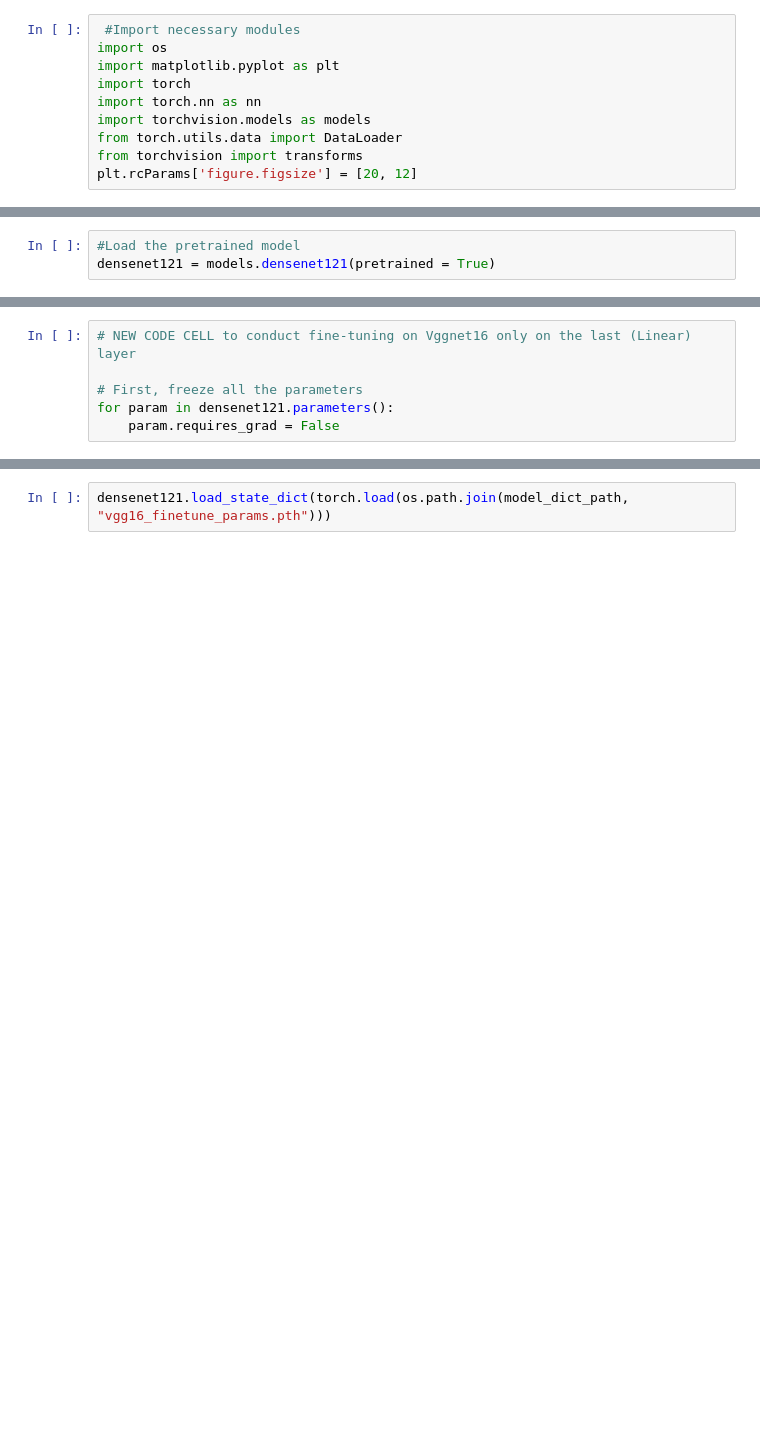
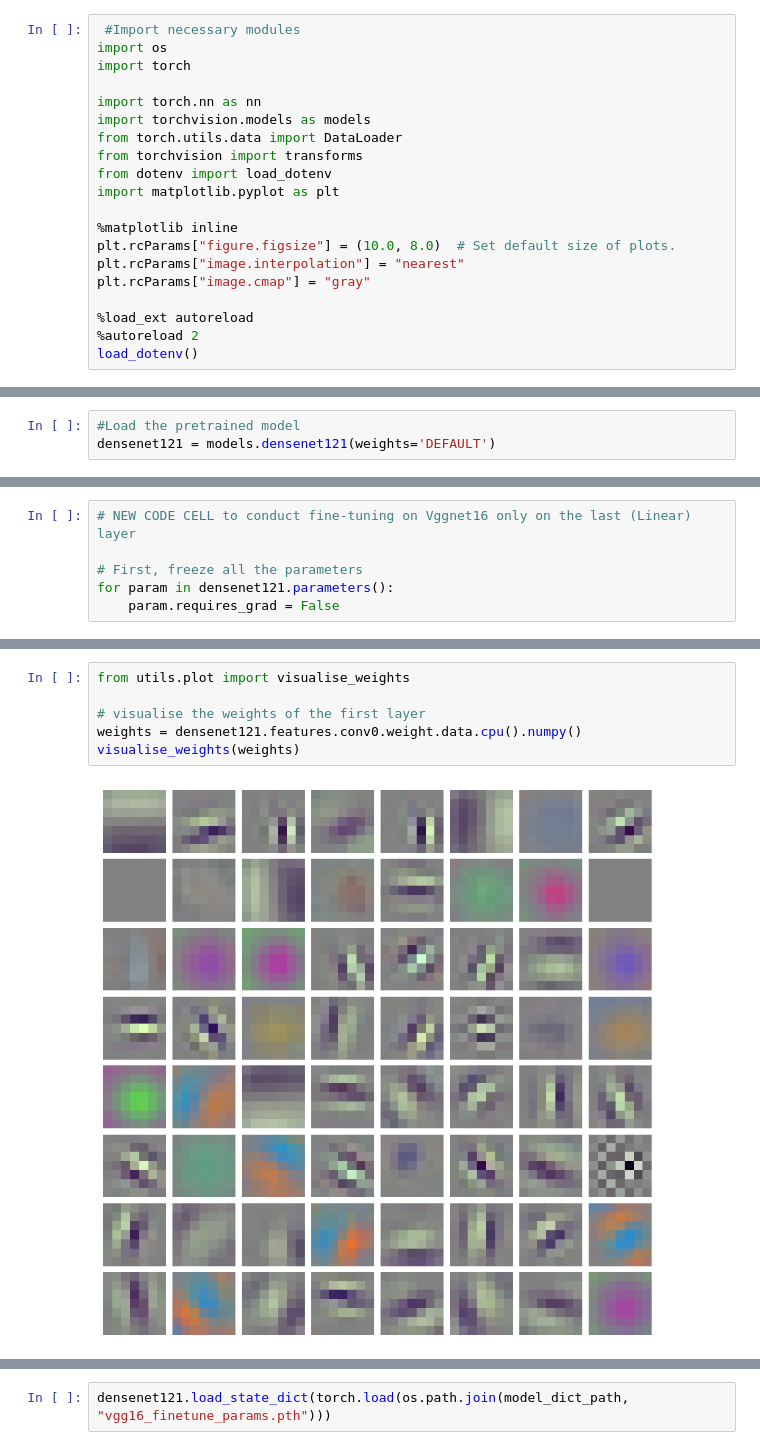
Before and after one commit to juanpajedrez/CS231N-Final-Proj, a Jupyter notebook: notebooks/densenet_121_preloaded.ipynb, the cells around one changed output, grey strips where cells are left out. Saved outputs shown, nothing was run; the diff lists cells and outputs as text; blank space fills up the shorter version.

Commit message:
First iteration of model training

```diff
--- a/notebooks/densenet_121_preloaded.ipynb
+++ b/notebooks/densenet_121_preloaded.ipynb
@@ -6,10 +6,20 @@ the layer features before the last classification layer.
 # %%
  #Import necessary modules
 import os
-import matplotlib.pyplot as plt
 import torch
+
 import torch.nn as nn
 import torchvision.models as models
 from torch.utils.data import DataLoader
 from torchvision import transforms
-plt.rcParams['figure.figsize'] = [20, 12]
+from dotenv import load_dotenv
+import matplotlib.pyplot as plt
+
+%matplotlib inline
+plt.rcParams["figure.figsize"] = (10.0, 8.0)  # Set default size of plots.
+plt.rcParams["image.interpolation"] = "nearest"
+plt.rcParams["image.cmap"] = "gray"
+
+%load_ext autoreload
+%autoreload 2
+load_dotenv()
@@ -131,7 +165,7 @@ It can iterate through all batches
 Check if you have GPU Envidia! Else, use the cpu
 # %%
 #Load the pretrained model
-densenet121 = models.densenet121(pretrained = True)
+densenet121 = models.densenet121(weights='DEFAULT')
 # %% [markdown]
 ### See the densenet121.features architecture and get the parameter shapes
 # %%
@@ -183,2 +215,10 @@ print(num_features)
 1024
+# %%
+from utils.plot import visualise_weights
+
+# visualise the weights of the first layer
+weights = densenet121.features.conv0.weight.data.cpu().numpy()
+visualise_weights(weights)
+# %% [output]
+[figure, added]
 # %%
```
Also changed, not shown: parts of 17 cells of this notebook, 9 other files.
